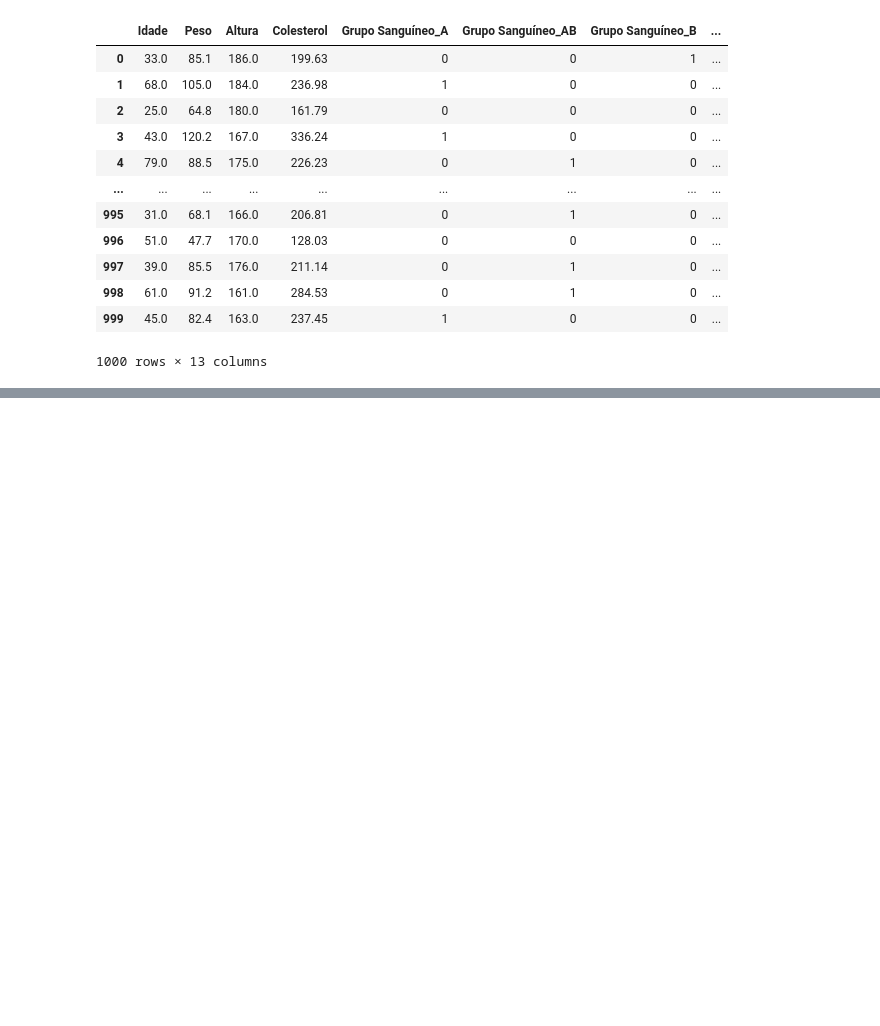
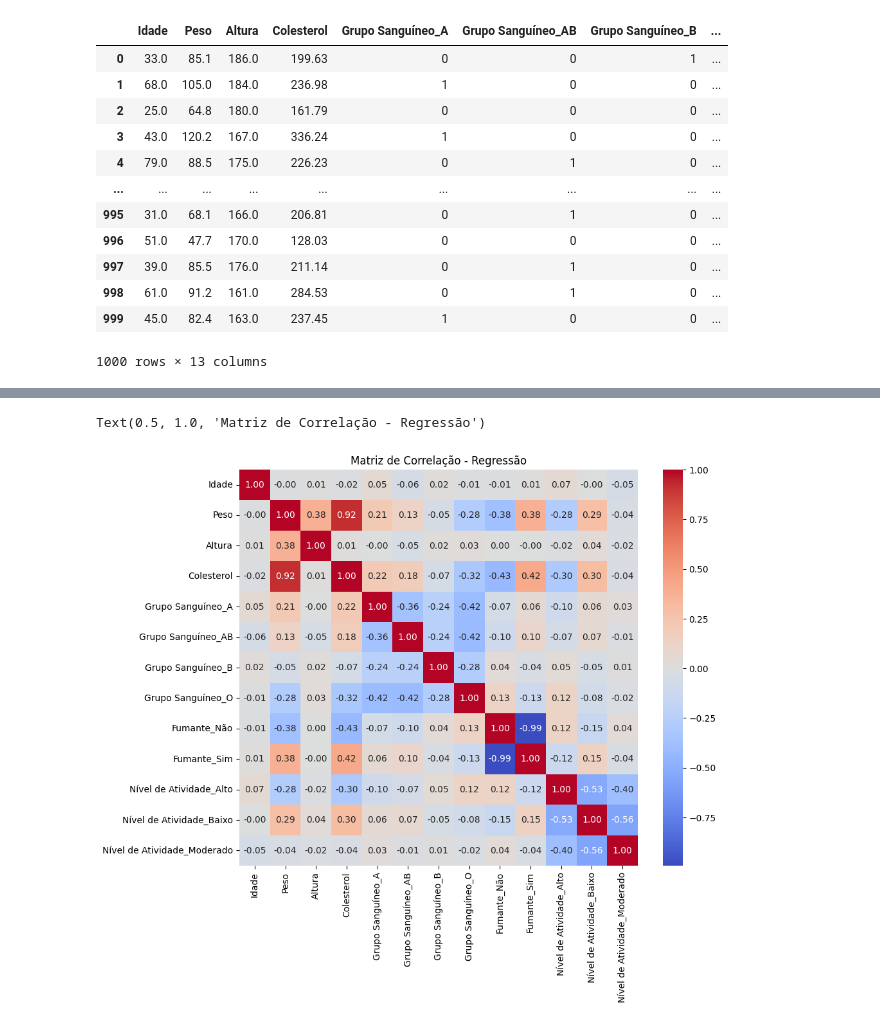
Before and after one commit to angelomedeiros/formacao-ia-supervisionado-complemento, a Jupyter notebook: pps.ipynb, the cells around one changed output, grey strips where cells are left out. Drawn from its saved outputs; the diff is of its cells as text; code cells hidden in the pictures; blank space fills up the shorter version.

```diff
--- a/pps.ipynb
+++ b/pps.ipynb
@@ -43,0 +107,4 @@ df
+# %%
+# Calcular a matriz de correlação
+corr_matrix_reg = df.corr()
+corr_matrix_reg
@@ -43,0 +126,8 @@ df
+# %%
+# Plotar matriz de correlação
+plt.figure(figsize=(10, 8))
+sns.heatmap(corr_matrix_reg, annot=True, fmt=".2f", cmap='coolwarm')
+plt.title('Matriz de Correlação - Regressão')
+# %% [output]
+Text(0.5, 1.0, 'Matriz de Correlação - Regressão')
+[figure, added]
```
Also changed, not shown: parts of 7 cells of this notebook.
